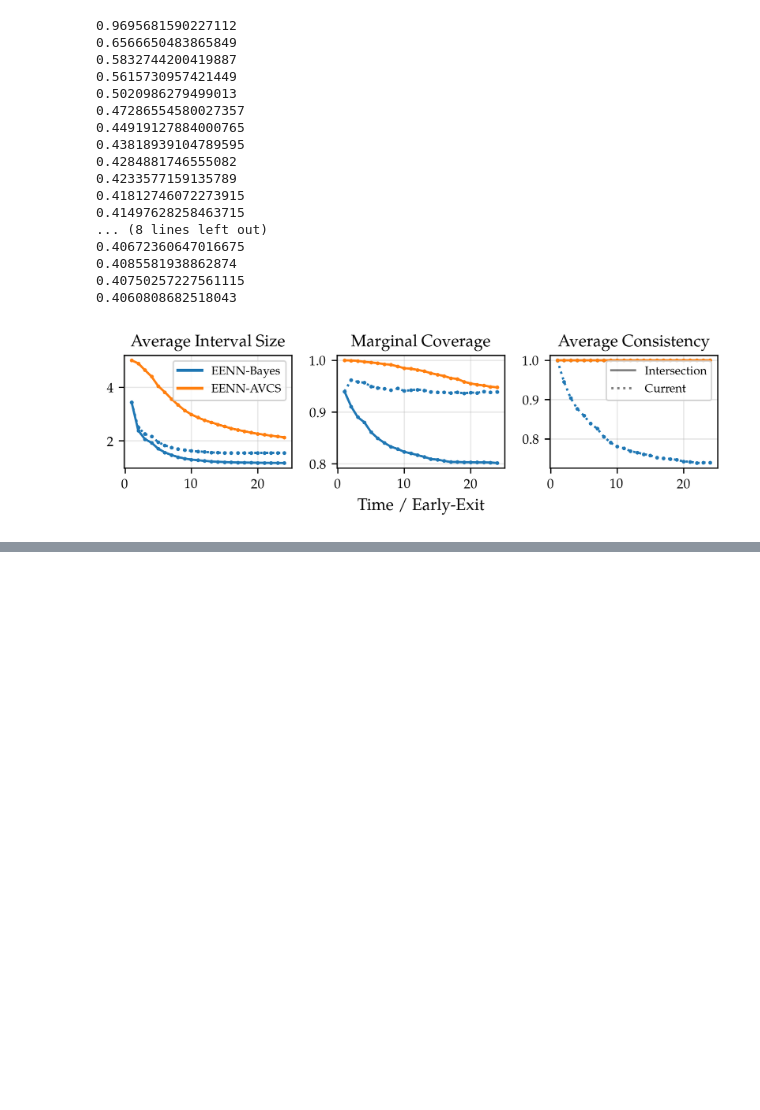
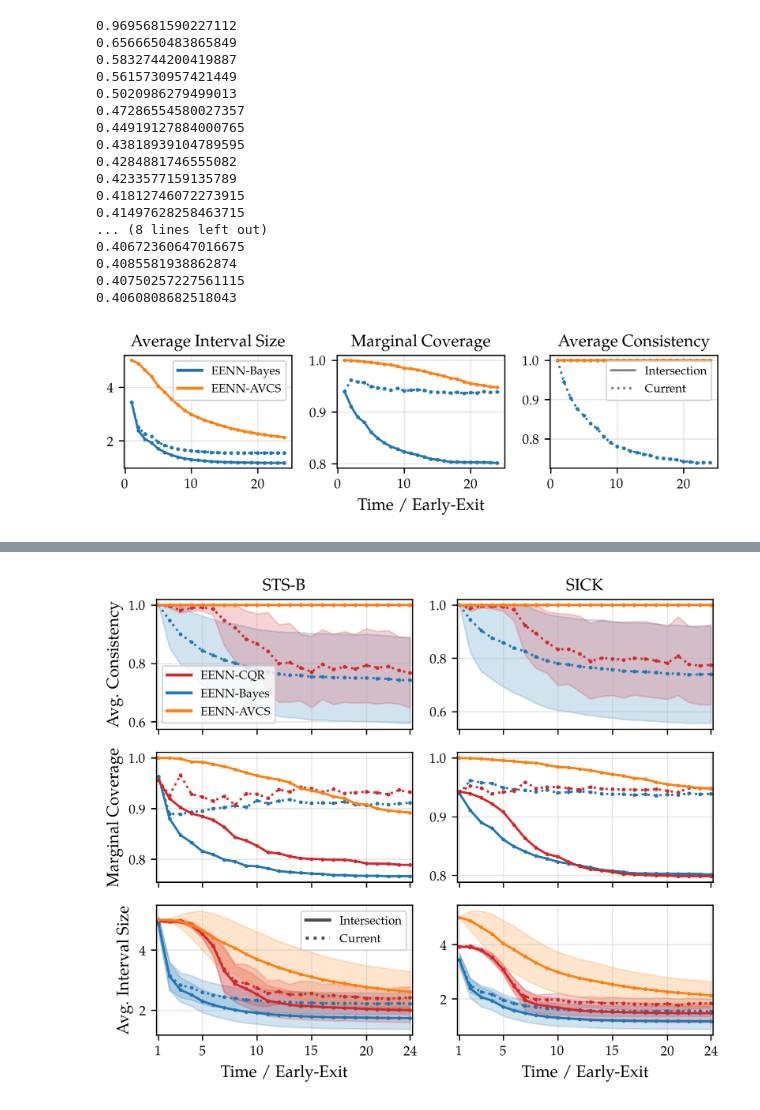
Before and after one commit to metodj/EENN-AVCS, a Jupyter notebook: regression_albert.ipynb, the cells around one changed output, grey strips where cells are left out. Drawn from its saved outputs; the diff is of its cells as text; code cells hidden in the pictures; blank space fills up the shorter version.

Commit message:
plot SICK and STS-B

```diff
--- a/regression_albert.ipynb
+++ b/regression_albert.ipynb
@@ -82,11 +87,11 @@ c_avcs = [running_intersection(C) for C in c_avcs]
 c_bayes = eenn_bayes_intervals(x_star=h_arr_test, BLR_models=BLRs)
 c_bayes_intersect = [running_intersection(C) for C in c_bayes]
 
-# c_qr = c_test_qr
-# c_qr_intersect = [running_intersection(C) for C in c_qr]
+c_qr = c_test_qr
+c_qr_intersect = [running_intersection(C) for C in c_qr]
 
-# c_cqr = c_test_cqr
-# c_cqr_intersect = [running_intersection(C) for C in c_cqr]
+c_cqr = c_test_cqr
+c_cqr_intersect = [running_intersection(C) for C in c_cqr]
 # %%
 COLOR_DICT = {'AVCS': 'tab:orange', 'BLR': 'tab:blue',
               'AVCS-intersect': 'tab:orange', 'BLR-intersect': 'tab:blue',
@@ -154,0 +217,4 @@ plt.show()
+# %%
+INTERVALS = {}
+for dataset in ['sick', 'sts-b']:
+    INTERVALS[dataset] = compute_avcs(dataset, 'albert_large', ALPHA=0.05, S=1)
@@ -154,0 +241,86 @@ plt.show()
+# %%
+COLOR_DICT = {'AVCS': 'tab:orange', 'BLR': 'tab:blue',
+              'AVCS-intersect': 'tab:orange', 'BLR-intersect': 'tab:blue',
+              'QR': 'tab:purple', 'QR-intersect': 'tab:purple',
+              'CQR': 'tab:red', 'CQR-intersect': 'tab:red',}
+LS_DICT = {'AVCS': 'dotted', 'BLR': 'dotted', 'AVCS-intersect': '-', 'BLR-intersect': '-', 'QR': 'dotted', 'QR-intersect': '-', 'CQR': 'dotted', 'CQR-intersect': '-',}
+EXITS = [l + 1 for l in range(L_test)]
+fig, ax = plt.subplots(3, 2, figsize=(6, 5), sharex=True)
+
+LW = 1.5
+MS = 1.5
+
+for j, dataset in enumerate(['sts-b', 'sick']):
+# for j, dataset in enumerate(['sts-b']):
+    c_avcs, c_bayes, c_bayes_intersect, c_cqr, c_cqr_intersect, targets_test = INTERVALS[dataset]
+    for label, intervals in zip(['BLR', 'BLR-intersect',
+                                # 'QR', 'QR-intersect',
+                                'CQR', 'CQR-intersect',
+                                'AVCS-intersect',
+                                ],
+                                [c_bayes, c_bayes_intersect,
+                                # c_qr, c_qr_intersect,
+                                c_cqr, c_cqr_intersect,
+                                c_avcs
+                                ]):
+
+        clipped_sizes = np.mean([np.array([min(c[l][1], Y_MAX) - max(c[l][0], Y_MIN) for c in intervals]) for l in range(L_test)], axis=1)
+        clipped_sizes_std = np.std([np.array([min(c[l][1], Y_MAX) - max(c[l][0], Y_MIN) for c in intervals]) for l in range(L_test)], axis=1)
+        coverage = marginal_coverage(targets_test, intervals)
+        consistency_arr = [1.] + list(np.mean(consistency(intervals), axis=0))
+        consistency_arr_std = [0.] + list(np.std(consistency(intervals), axis=0))
+
+
+
+        for i, (plot_type, data) in enumerate(zip(['Avg. Consistency', 'Marginal Coverage', 'Avg. Interval Size'],
+                                [consistency_arr, coverage, clipped_sizes])):
+
+            ax[i, j].plot(EXITS, data, marker='o', color=COLOR_DICT[label], linestyle=LS_DICT[label], label=label, ms=MS, lw=LW)
+
+            if j == 0:
+                ax[i, j].set_ylabel(plot_type)
+
+            if plot_type == 'Avg. Interval Size':
+                ax[i, j].fill_between(EXITS, data - clipped_sizes_std, data + clipped_sizes_std, color=COLOR_DICT[label], alpha=0.2)
+
+            if plot_type == 'Avg. Consistency':
+                upper_std = upper_std = [min(x, 1.) for x in data + np.array(consistency_arr_std)]
+                ax[i, j].fill_between(EXITS, data - np.array(consistency_arr_std), upper_std, color=COLOR_DICT[label], alpha=0.2)
+
+    ax[0, j].set_title(dataset.upper())
+    ax[2, j].set_xlabel('Time / Early-Exit')
+    ax[2, j].set_xticks([1, 5, 10, 15, 20, 24])
+    ax[2, j].set_xlim([0.8, 24.2])
+
+
+lines1 = [
+    Line2D([0], [0], color='black', lw=2, linestyle='-', alpha=0.7),
+    Line2D([0], [0], color='black', lw=2, linestyle='dotted', alpha=0.7),
+]
+labels1 = [
+    "Intersection",
+    "Current"
+]
+
+lines2 = [
+    Line2D([0], [0], color='tab:red', lw=2, linestyle='-'),
+    Line2D([0], [0], color='tab:blue', lw=2, linestyle='-'),
+    # Line2D([0], [0], color='tab:purple', lw=2, linestyle='-'),
+    Line2D([0], [0], color='tab:orange', lw=2, linestyle='-'),
+
+]
+labels2 = [
+    "EENN-CQR",
+    "EENN-Bayes",
+    "EENN-AVCS",
+]
+
+legend1 = ax[2, 0].legend(lines1, labels1,  fontsize=8)
+# legend2 = ax[0].legend(lines2, labels2, loc='lower left', fontsize=8)
+legend2 = ax[0, 0].legend(lines2, labels2, loc='lower left', fontsize=8)
+
+plt.tight_layout()
+plt.savefig(f'fig_nlp.pdf', dpi=1200)
+plt.show()
+# %% [output]
+[figure, added]
```
Also changed, not shown: parts of 6 cells of this notebook.
